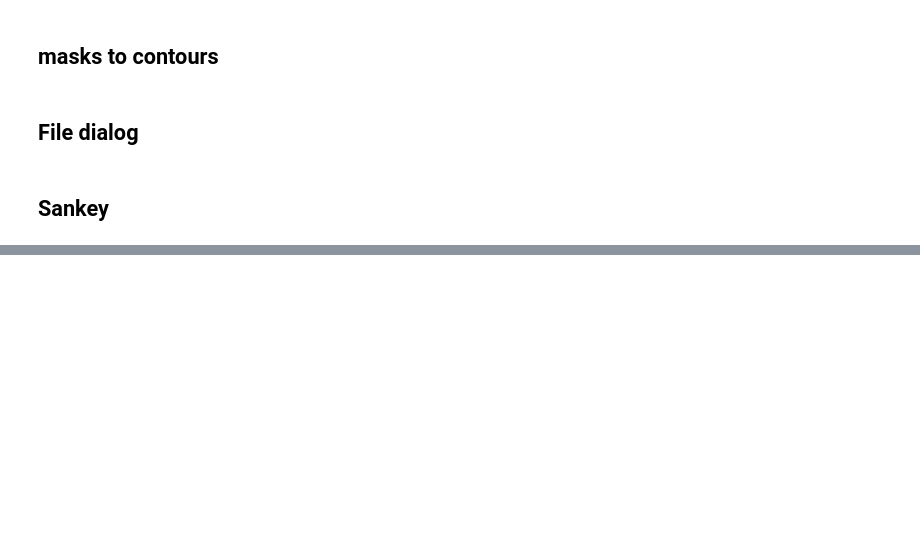
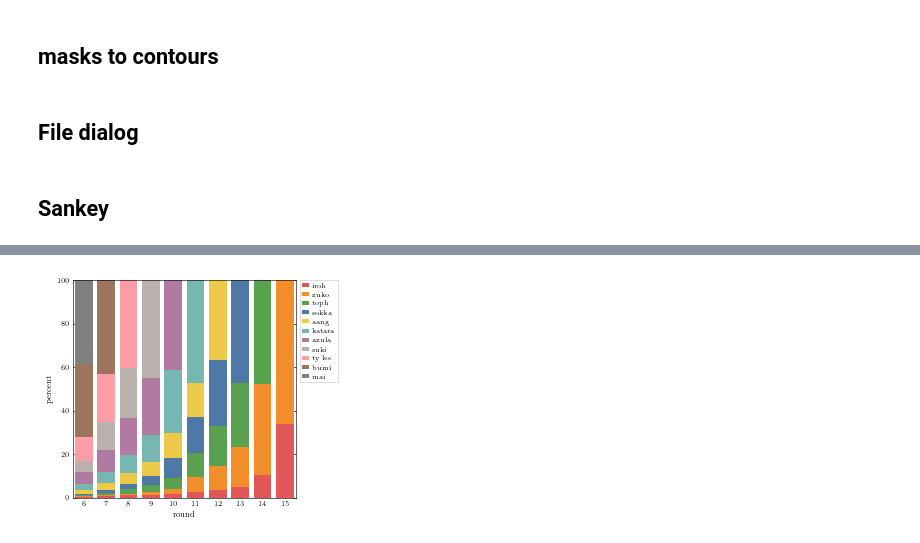
Before and after one commit to fschmnn/pnlf, a Jupyter notebook: notebooks/playground.ipynb, the cells around one changed output, grey strips where cells are left out. Saved outputs shown, nothing was run; the diff lists cells and outputs as text; code cells hidden in the pictures; blank space fills up the shorter version.

```diff
--- a/notebooks/playground.ipynb
+++ b/notebooks/playground.ipynb
@@ -766,0 +858,33 @@ sankey(a,b, aspect=20, colorDict=colorDict,fontsize=12)
+# %%
+colors = {'iroh':'#e15759',
+'zuko':'#f28e2b',
+'toph':'#59a14e',
+'sokka':'#4e79a7',
+'aang':'#edc949',
+'katara':'#76b7b2',
+'azula':'#b07aa2',
+'suki':'#bab0ac',
+'ty_lee':'#ff9da7',
+'bumi':'#9c755f',
+}
+
+df_percent = df.divide(np.nansum(df,axis=1),axis=0)*100
+
+fig,ax=plt.subplots(figsize=(4,4))
+
+bottom = np.zeros(N_rounds)
+
+for name in order.index[:-4]:
+
+    ax.bar(range(N_rounds),df_percent[name],bottom=bottom,label=name.replace('_',' '),color=colors.get(name,'gray'))
+    bottom += df_percent[name]
+ax.set_xticks(np.arange(N_rounds))
+ax.set_xticklabels(np.arange(N_rounds)+2)
+
+ax.legend(loc='upper left', bbox_to_anchor=(1.02, 1), borderaxespad=0)
+ax.set(xlim=[3.5,13.5],xlabel='round',ylabel='percent')
+
+plt.savefig('avatar_voting_percent.png',dpi=300)
+plt.show()
+# %% [output]
+[figure, added]
```
Also changed, not shown: parts of 10 cells of this notebook, 8 other files.
